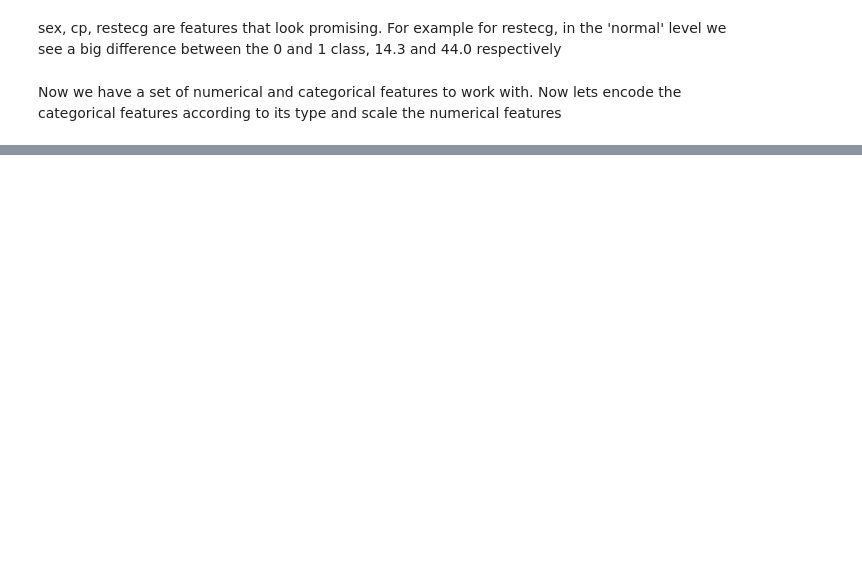
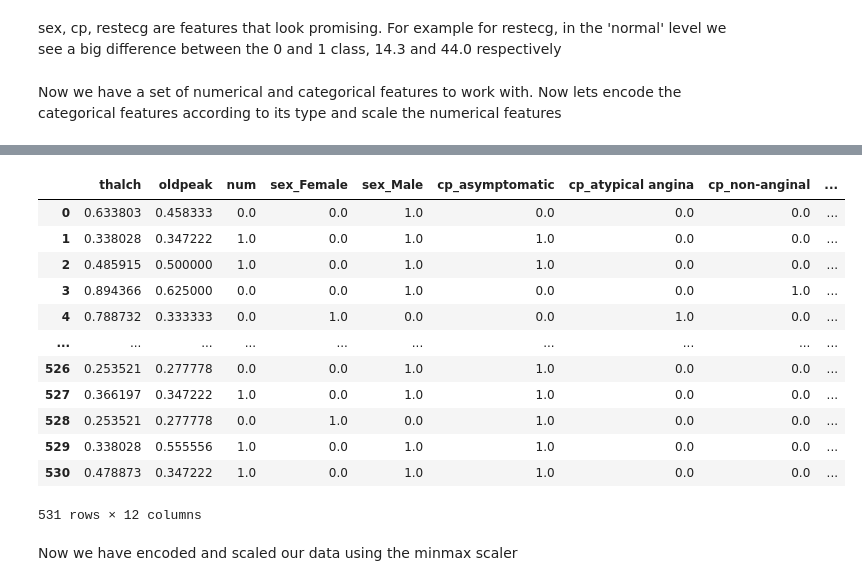
Before and after one commit to 1Elral4/Classifiying-Heart-Disease, a Jupyter notebook: heart_disease_classifier.ipynb, the cells around one changed output, grey strips where cells are left out. Cells and saved outputs as stored; diff of their text form; code cells hidden in the pictures; blank space fills up the shorter version.

Commit message:
Data Encoding

```diff
--- a/heart_disease_classifier.ipynb
+++ b/heart_disease_classifier.ipynb
@@ -204,6 +207,6 @@ num
 # %% [markdown]
 sex, cp, restecg are features that look promising. For example for restecg, in the 'normal' level we see a big difference between the 0 and 1 class, 14.3 and 44.0 respectively
 # %%
-selected_hrt_cat = ['sex','cp''restecg']
+selected_hrt_cat = ['sex','cp','restecg']
 # %% [markdown]
 Now we have a set of numerical and categorical features to work with. Now lets encode the categorical features according to its type and scale the numerical features
@@ -209,0 +224,3 @@ Now we have a set of numerical and categorical features to work with. Now lets e
+# %%
+hrt = hrt[selected_hrt_num + selected_hrt_cat + ['num']]
+hrt.head()
@@ -209,0 +234,3 @@ Now we have a set of numerical and categorical features to work with. Now lets e
+# %%
+hrt = pd.get_dummies(hrt)
+hrt.head().T
@@ -209,0 +251,21 @@ Now we have a set of numerical and categorical features to work with. Now lets e
+# %%
+minmax = MinMaxScaler()
+
+hrt = pd.DataFrame( minmax.fit_transform(hrt), columns = hrt.columns)
+hrt
+# %% [output]
+|  | thalch | oldpeak | num | sex_Female | sex_Male | cp_asymptomatic | cp_atypical angina | cp_non-anginal | ... |
+| 0 | 0.633803 | 0.458333 | 0.0 | 0.0 | 1.0 | 0.0 | 0.0 | 0.0 | ... |
+| 1 | 0.338028 | 0.347222 | 1.0 | 0.0 | 1.0 | 1.0 | 0.0 | 0.0 | ... |
+| 2 | 0.485915 | 0.500000 | 1.0 | 0.0 | 1.0 | 1.0 | 0.0 | 0.0 | ... |
+| 3 | 0.894366 | 0.625000 | 0.0 | 0.0 | 1.0 | 0.0 | 0.0 | 1.0 | ... |
+| 4 | 0.788732 | 0.333333 | 0.0 | 1.0 | 0.0 | 0.0 | 1.0 | 0.0 | ... |
+| ... | ... | ... | ... | ... | ... | ... | ... | ... | ... |
+| 526 | 0.253521 | 0.277778 | 0.0 | 0.0 | 1.0 | 1.0 | 0.0 | 0.0 | ... |
+| 527 | 0.366197 | 0.347222 | 1.0 | 0.0 | 1.0 | 1.0 | 0.0 | 0.0 | ... |
+| 528 | 0.253521 | 0.277778 | 0.0 | 1.0 | 0.0 | 1.0 | 0.0 | 0.0 | ... |
+| 529 | 0.338028 | 0.555556 | 1.0 | 0.0 | 1.0 | 1.0 | 0.0 | 0.0 | ... |
+| 530 | 0.478873 | 0.347222 | 1.0 | 0.0 | 1.0 | 1.0 | 0.0 | 0.0 | ... |
+531 rows × 12 columns
+# %% [markdown]
+Now we have encoded and scaled our data using the minmax scaler
```
Also changed, not shown: parts of 7 cells of this notebook.
